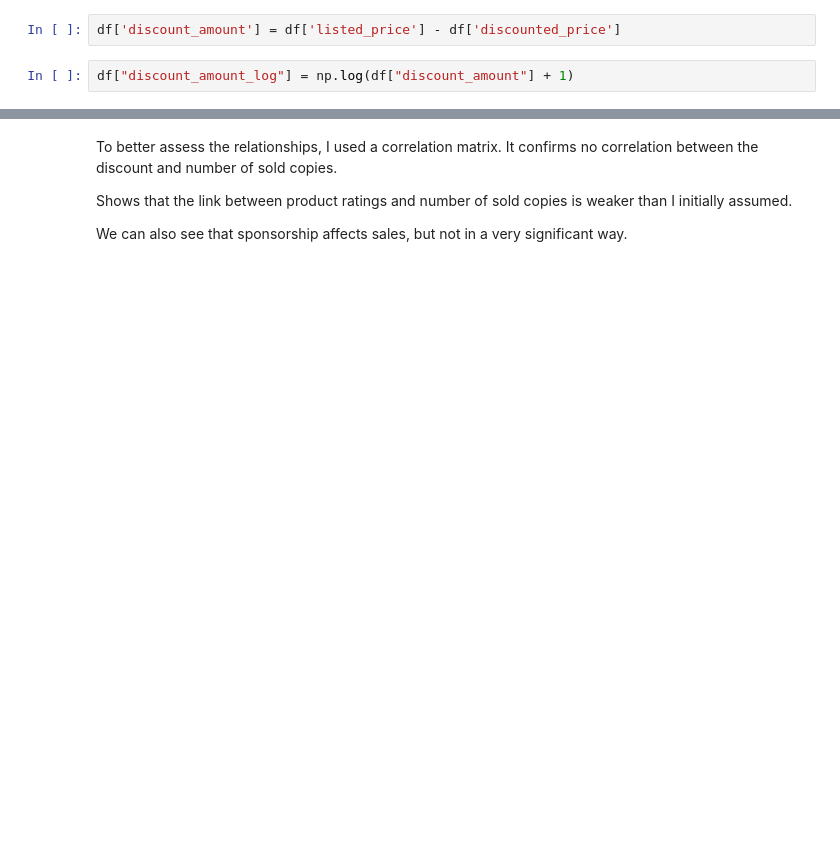
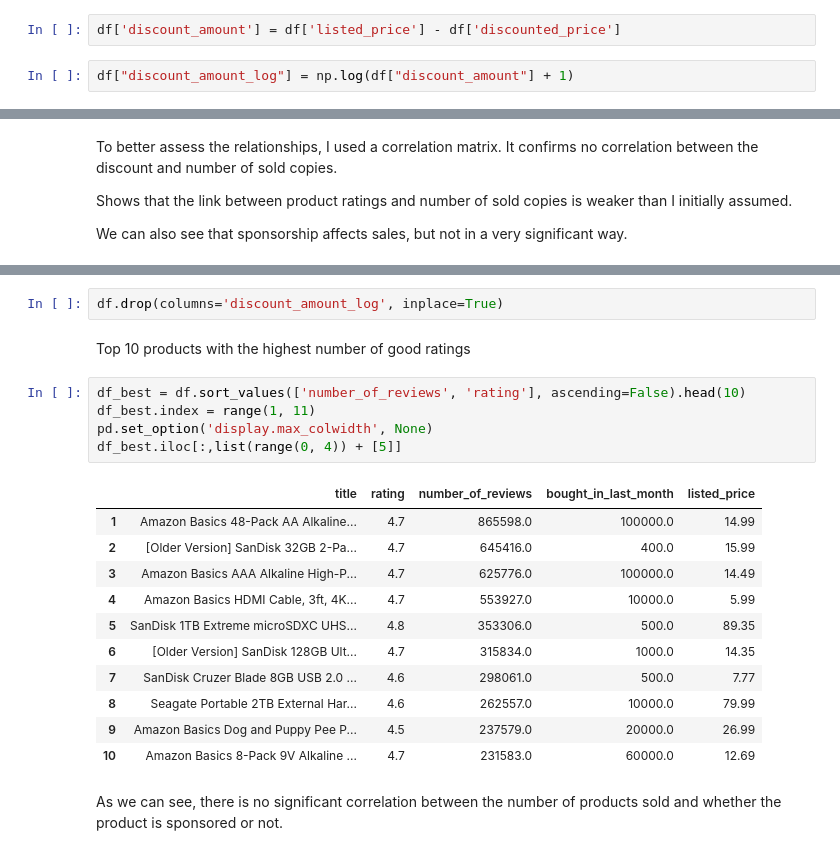
Before and after one commit to JanKotynia/SalesDataAnalysis, a Jupyter notebook: Sales.ipynb, the cells around one changed output, grey strips where cells are left out. Cells and saved outputs as stored; diff of their text form; blank space fills up the shorter version.

Commit message:
Best/worst products

```diff
--- a/Sales.ipynb
+++ b/Sales.ipynb
@@ -372,3 +358,10 @@ I decided to apply a logarithmic function to better illustrate the distribution
+# %% [markdown]
+To better assess the relationships, I used a correlation matrix.
+It confirms no correlation between the discount and number of sold copies.
+
+Shows that the link between product ratings and number of sold copies is weaker than I initially assumed.
+
+We can also see that sponsorship affects sales, but not in a very significant way.
 # %%
 corr = df[['bought_in_last_month','discount_amount','rating','is_sponsored']].corr()
 
@@ -383,10 +376,26 @@ fig = px.imshow(
 fig.show()
 # %% [output]
 [interactive output not drawn]
-# %% [markdown]
-To better assess the relationships, I used a correlation matrix.
-It confirms no correlation between the discount and number of sold copies.
-
-Shows that the link between product ratings and number of sold copies is weaker than I initially assumed.
-
-We can also see that sponsorship affects sales, but not in a very significant way.
+# %%
+df.drop(columns='discount_amount_log', inplace=True)
+# %% [markdown]
+Top 10 products with the highest number of good ratings
+# %%
+df_best = df.sort_values(['number_of_reviews', 'rating'], ascending=False).head(10)
+df_best.index = range(1, 11)
+pd.set_option('display.max_colwidth', None)
+df_best.iloc[:,list(range(0, 4)) + [5]]
+# %% [output]
+|  | title | rating | number_of_reviews | bought_in_last_month | listed_price |
+| 1 | Amazon Basics 48-Pack AA Alkaline... | 4.7 | 865598.0 | 100000.0 | 14.99 |
+| 2 | [Older Version] SanDisk 32GB 2-Pa... | 4.7 | 645416.0 | 400.0 | 15.99 |
+| 3 | Amazon Basics AAA Alkaline High-P... | 4.7 | 625776.0 | 100000.0 | 14.49 |
+| 4 | Amazon Basics HDMI Cable, 3ft, 4K... | 4.7 | 553927.0 | 10000.0 | 5.99 |
+| 5 | SanDisk 1TB Extreme microSDXC UHS... | 4.8 | 353306.0 | 500.0 | 89.35 |
+| 6 | [Older Version] SanDisk 128GB Ult... | 4.7 | 315834.0 | 1000.0 | 14.35 |
+| 7 | SanDisk Cruzer Blade 8GB USB 2.0 ... | 4.6 | 298061.0 | 500.0 | 7.77 |
+| 8 | Seagate Portable 2TB External Har... | 4.6 | 262557.0 | 10000.0 | 79.99 |
+| 9 | Amazon Basics Dog and Puppy Pee P... | 4.5 | 237579.0 | 20000.0 | 26.99 |
+| 10 | Amazon Basics 8-Pack 9V Alkaline ... | 4.7 | 231583.0 | 60000.0 | 12.69 |
+# %% [markdown]
+As we can see, there is no significant correlation between the number of products sold and whether the product is sponsored or not.
```
Also changed, not shown: parts of 9 cells of this notebook.
